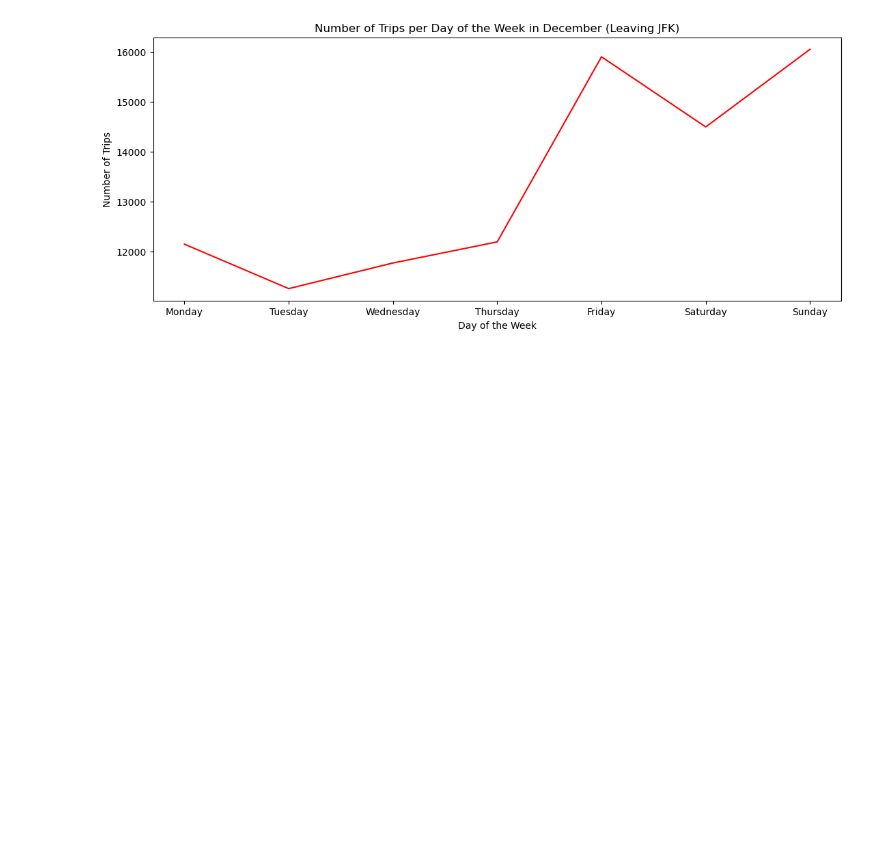
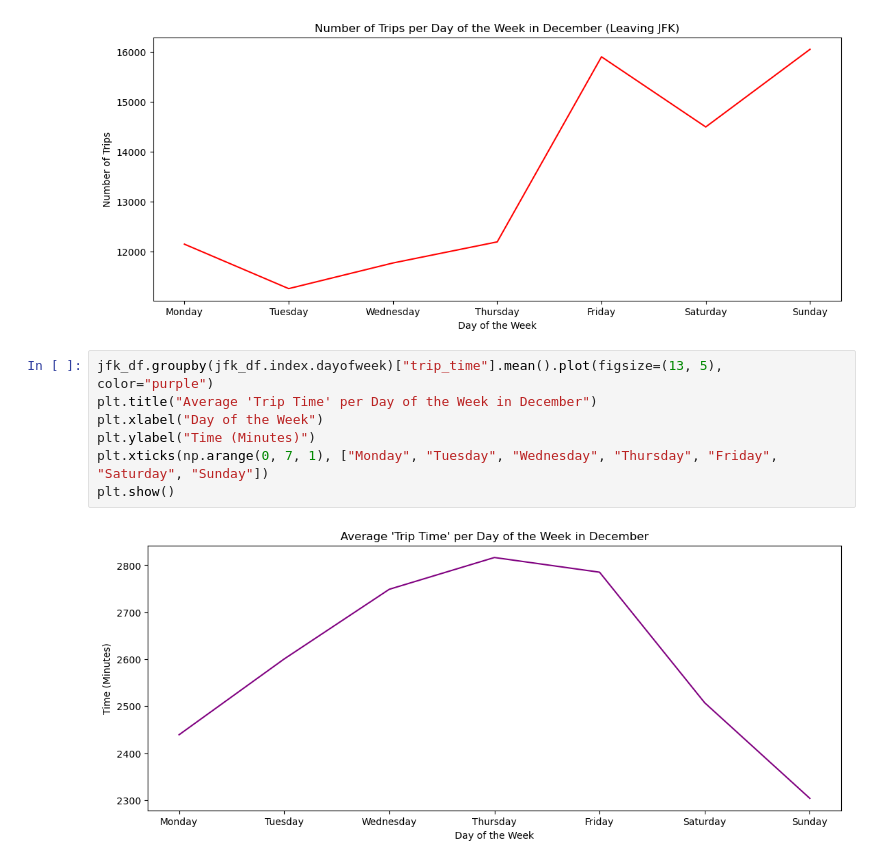
Before and after one commit to T-Haight/project1_group1_osubootcamp, a Jupyter notebook: Common_Trends_JFK.ipynb, the cells around one changed output. Saved outputs shown, nothing was run; the diff lists cells and outputs as text; blank space fills up the shorter version.

```diff
--- a/Common_Trends_JFK.ipynb
+++ b/Common_Trends_JFK.ipynb
@@ -129,3 +133,12 @@ plt.xticks(np.arange(0, 7, 1), ["Monday", "Tuesday", "Wednesday", "Thursday", "F
 plt.show()
 # %% [output]
 [figure]
+# %%
+jfk_df.groupby(jfk_df.index.dayofweek)["trip_time"].mean().plot(figsize=(13, 5), color="purple")
+plt.title("Average 'Trip Time' per Day of the Week in December")
+plt.xlabel("Day of the Week")
+plt.ylabel("Time (Minutes)")
+plt.xticks(np.arange(0, 7, 1), ["Monday", "Tuesday", "Wednesday", "Thursday", "Friday", "Saturday", "Sunday"])
+plt.show()
+# %% [output]
+[figure, added]
```
Also changed, not shown: parts of 28 cells of this notebook.
